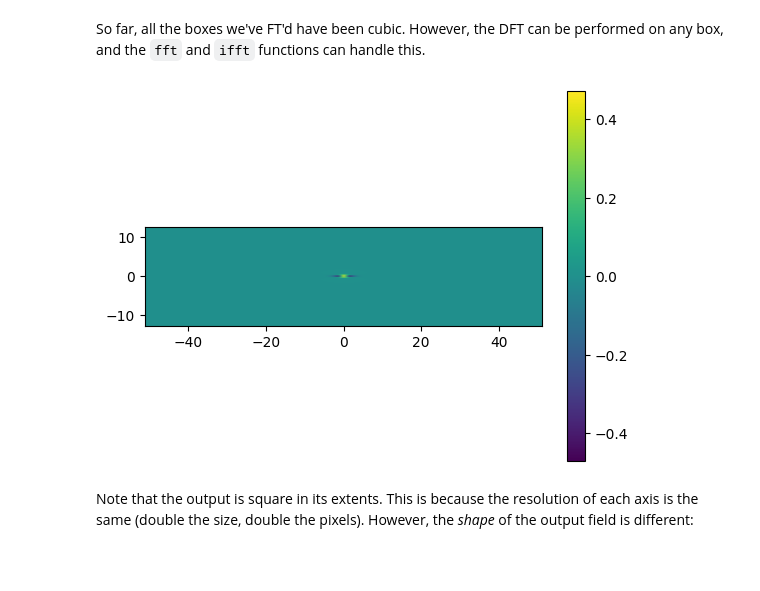
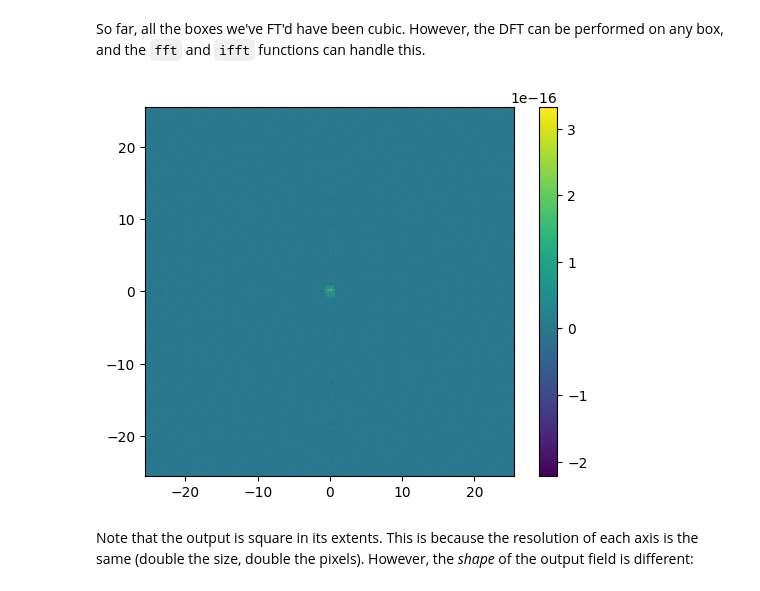
Before and after one commit to steven-murray/powerbox, a Jupyter notebook: docs/demos/dft.ipynb, the cells around one changed output. Saved outputs shown, nothing was run; the diff lists cells and outputs as text; code cells hidden in the pictures; blank space fills up the shorter version.

```diff
--- a/docs/demos/dft.ipynb
+++ b/docs/demos/dft.ipynb
@@ -252,30 +277,35 @@ So far, all the boxes we've FT'd have been cubic. However, the DFT can be perfor
 # %%
 # Parameters of the field
 L = (10.0, 20.0)
 N = (512, 1024)
 dx = L[0] / N[0]
 
-x = [
-    np.arange(-length / 2, length / 2, dx)[:num] for length, num in zip(L, N, strict=True)
+edges = [
+    np.linspace(-length / 2, length / 2, num + 1) for length, num in zip(L, N, strict=True)
 ]  # The 1D field grid
-r = _magnitude_grid(x)  # The magnitude of the co-ordinates on a 2D grid
-field = np.exp(-np.pi * r.T**2)  # Create the field
+centres = [
+    (edges_i[:-1] + edges_i[1:]) / 2 for edges_i in edges
+]  # The co-ordinates of the field, set to be in the centre of the grid
+
+r = _magnitude_grid(centres)  # The magnitude of the co-ordinates on a 2D grid
+field = np.exp(-np.pi * r**2)  # Create the field
 
 # Generate the k-space field, the 1D k-space grid, and the 2D magnitude grid.
-k_field, k, rk = fft(
+k_field, k = fft(
     field,  # The field to transform
     L=L,  # Now L is a tuple of lengths on each axis
-    ret_cubegrid=True,  # Tell it to return the grid of magnitudes.
+    x0=[c[0] for c in centres],  # Set the origin of the field to be in the centre of the grid
 )
+rk = _magnitude_grid(k)  # The magnitude of the co-ordinates on a 2D grid
 
 # Plot the field minus the analytic result
 plt.imshow(
     k_field.real - np.exp(-np.pi * rk**2),
     extent=(k[0].min(), k[0].max(), k[1].min(), k[1].max()),
 )
 plt.colorbar();
 # %% [output]
-[figure, old version]
+[figure, new version]
 # %% [markdown]
 Note that the output is square in its extents. This is because the resolution of each axis is the same (double the size, double the pixels). However, the *shape* of the output field is different:
 # %%
```
Also changed, not shown: parts of 18 cells of this notebook, 10 other files.
